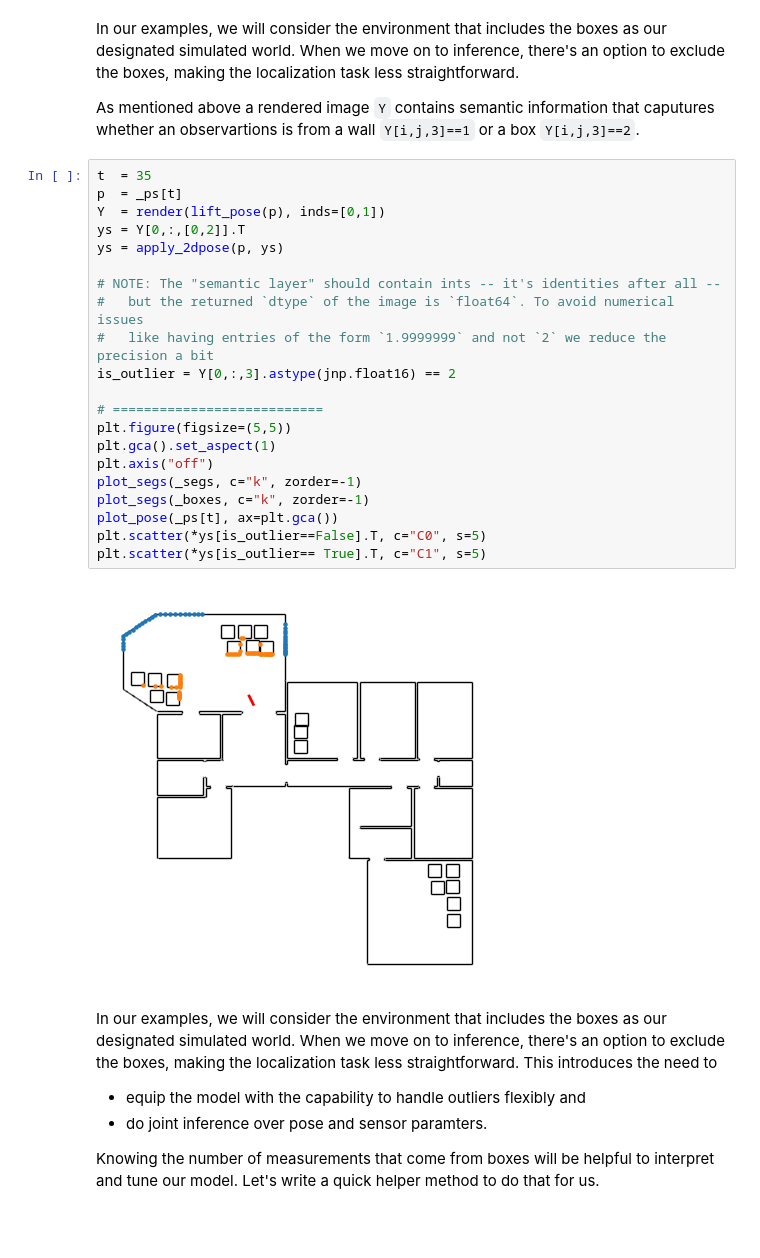
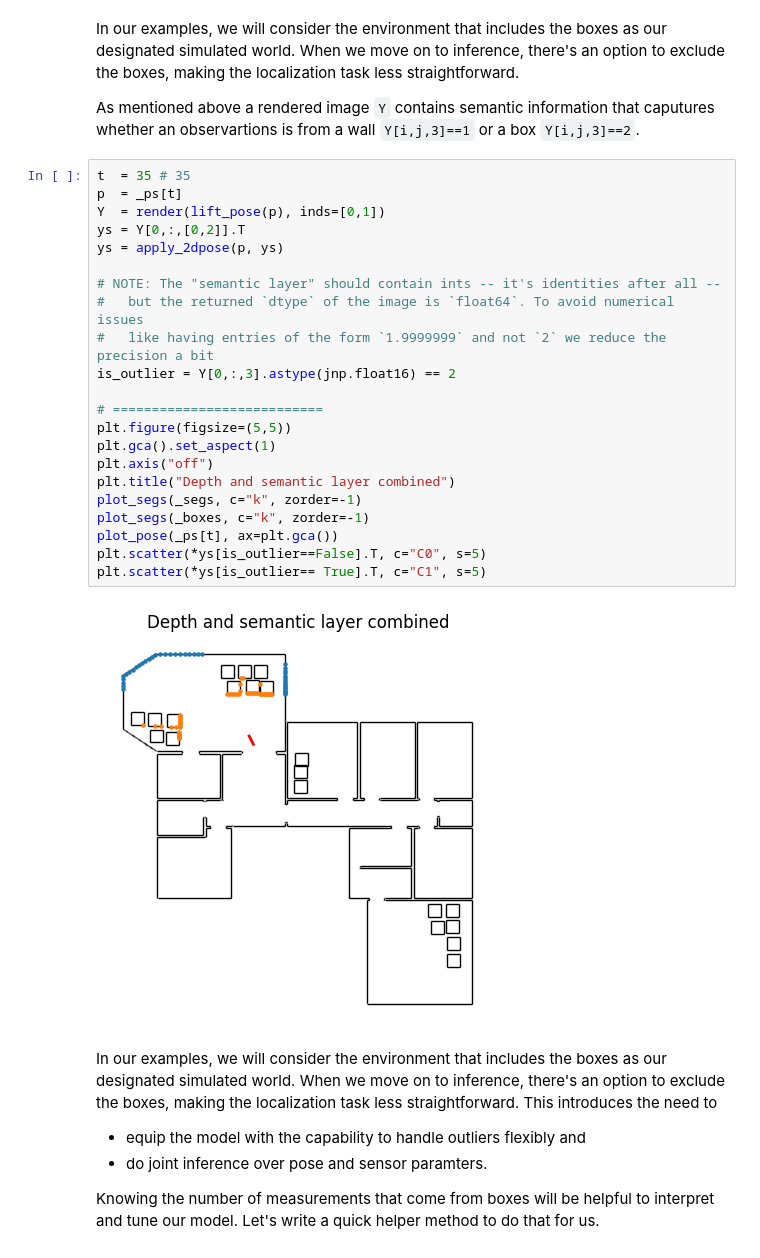
Before and after one commit to probcomp/chi-sight-mkl, a Jupyter notebook: notebooks/22 - Hierarchical Sensor Model - Teaching.ipynb, the cells around one changed output. Saved outputs shown, nothing was run; the diff lists cells and outputs as text; blank space fills up the shorter version.

```diff
--- a/notebooks/22 - Hierarchical Sensor Model - Teaching.ipynb
+++ b/notebooks/22 - Hierarchical Sensor Model - Teaching.ipynb
@@ -201,28 +204,29 @@ In our examples, we will consider the environment that includes the boxes as our
 
 As mentioned above a rendered image `Y` contains semantic information that caputures whether an observartions is from a wall `Y[i,j,3]==1` or a box `Y[i,j,3]==2`.
 # %%
-t  = 35
+t  = 35 # 35
 p  = _ps[t]
 Y  = render(lift_pose(p), inds=[0,1])
 ys = Y[0,:,[0,2]].T
 ys = apply_2dpose(p, ys)
 
 # NOTE: The "semantic layer" should contain ints -- it's identities after all --
 #   but the returned `dtype` of the image is `float64`. To avoid numerical issues
 #   like having entries of the form `1.9999999` and not `2` we reduce the precision a bit
 is_outlier = Y[0,:,3].astype(jnp.float16) == 2
 
 # ===========================
 plt.figure(figsize=(5,5))
 plt.gca().set_aspect(1)
 plt.axis("off")
+plt.title("Depth and semantic layer combined")
 plot_segs(_segs, c="k", zorder=-1)
 plot_segs(_boxes, c="k", zorder=-1)
 plot_pose(_ps[t], ax=plt.gca())
 plt.scatter(*ys[is_outlier==False].T, c="C0", s=5)
 plt.scatter(*ys[is_outlier== True].T, c="C1", s=5)
 # %% [output]
-[figure, old version]
+[figure, new version]
 # %% [markdown]
 In our examples, we will consider the environment that includes the boxes as our designated simulated world. When we move on to inference, there's an option to exclude the boxes, making the localization task less straightforward.  This introduces the need to
 - equip the model with the capability to handle outliers flexibly and
```
Also changed, not shown: parts of 5 cells of this notebook, 3 other files.
